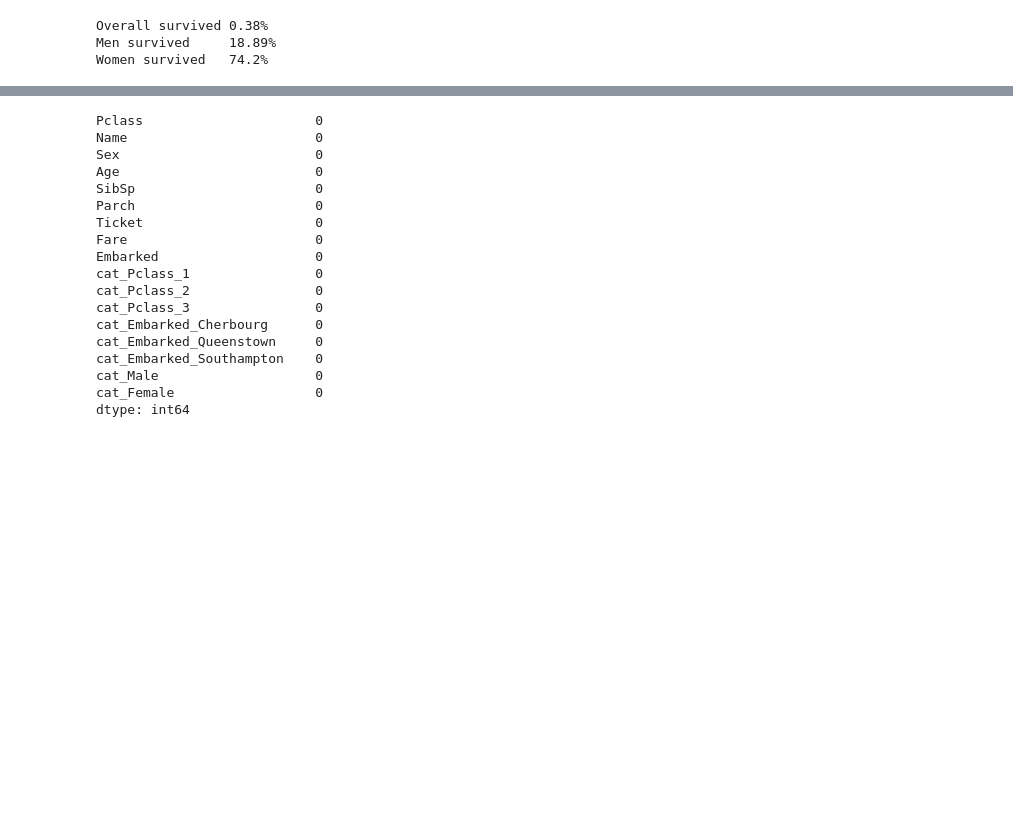
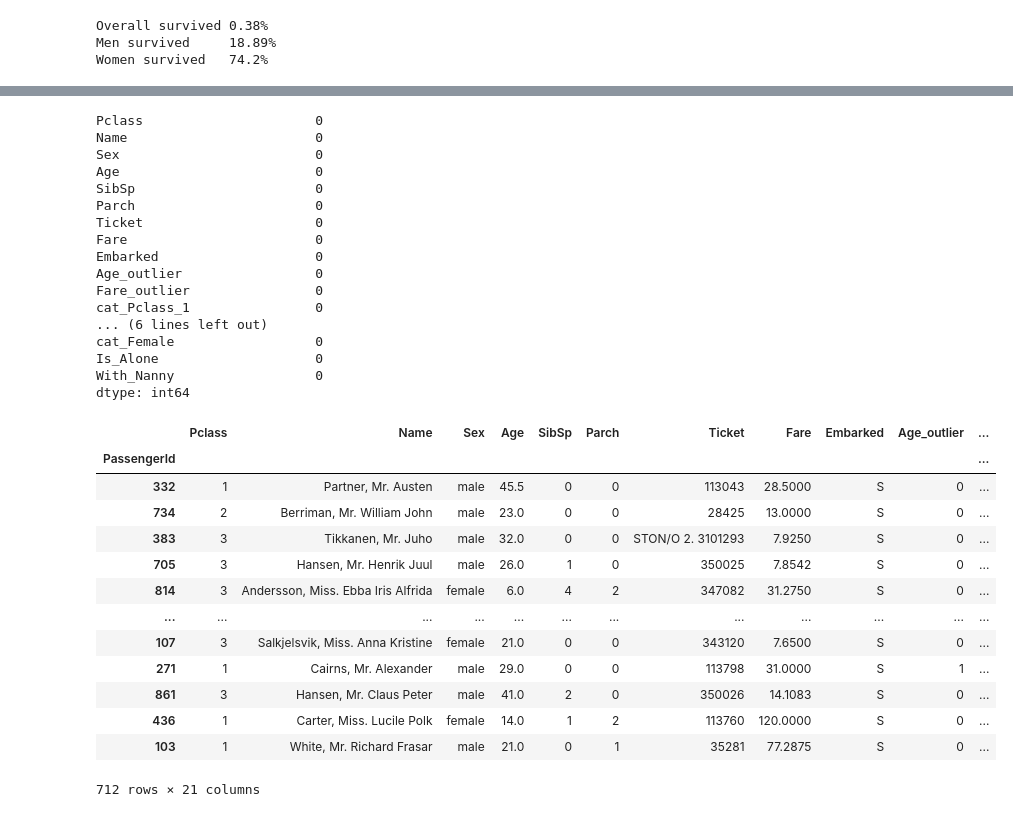
Before and after one commit to juztnelubka/titanic-kaggle, a Jupyter notebook: notebook.ipynb, the cells around one changed output, grey strips where cells are left out. Saved outputs shown, nothing was run; the diff lists cells and outputs as text; code cells hidden in the pictures; blank space fills up the shorter version.

```diff
--- a/notebook.ipynb
+++ b/notebook.ipynb
@@ -125,21 +102,32 @@ class FeaturesImputer():
     def __init__(self):
         self.medians=None
         self.mode=None
+        self.male_medians=None
+        self.female_medians=None
 
     def fit(self, X):
 
         self.medians = X.median()
         self.mode = X.mode()
-
+        self.male_medians = X.loc[X['Sex'] == 'male'].median()
+        self.female_medians = X.loc[X['Sex'] == 'female'].median()
 
     def transform(self, X):
 
         if 'Cabin' in X.columns:
             X.drop('Cabin', axis=1, inplace=True)
 
+        X['Age_outlier'] = 0
+        X.loc[X['Age'].isna(), 'Age_outlier'] = 1
+        #X.loc[X['Age'].isna(), 'Age'] = self.medians['Age']
+        X.loc[(X['Age'].isna()) & (X['Sex'] == 'male'), 'Age'] = self.male_medians['Age']
+        X.loc[(X['Age'].isna()) & (X['Sex'] == 'female'), 'Age'] = self.female_medians['Age']
 
-        X['Age'].fillna(X['Age'].mode()[0], inplace=True)
-        X['Fare'].fillna(X['Fare'].mode()[0], inplace=True)
+        X['Fare_outlier'] = 0
+        X.loc[X['Fare'].isna(), 'Fare_outlier'] = 1
+        X.loc[X['Fare'].isna(), 'Fare'] = self.medians['Fare']
+
+
 
         return X
 # %%
@@ -196,12 +195,12 @@ class FeaturesGenerator():
 
         return X
 # %%
-pomoika = FeaturesImputer()
+fix_data = FeaturesImputer()
 features = FeaturesGenerator()
-pomoika.fit(X)
-pomoika.transform(X)
+fix_data.fit(X)
+fix_data.transform(X)
 features.transform(X)
-pomoika.transform(X_final)
+fix_data.transform(X_final)
 features.transform(X_final)
 
 
@@ -216,15 +215,33 @@ Parch                       0
 Ticket                      0
 Fare                        0
 Embarked                    0
+Age_outlier                 0
+Fare_outlier                0
 cat_Pclass_1                0
-cat_Pclass_2                0
-cat_Pclass_3                0
-cat_Embarked_Cherbourg      0
-cat_Embarked_Queenstown     0
-cat_Embarked_Southampton    0
-cat_Male                    0
+... (6 lines left out)
 cat_Female                  0
+Is_Alone                    0
+With_Nanny                  0
 dtype: int64
+# %%
+X_train, X_test, y_train, y_test = train_test_split(X, y, test_size=0.2, random_state=42)
+# %%
+X_train
+# %% [output]
+|  | Pclass | Name | Sex | Age | SibSp | Parch | Ticket | Fare | Embarked | Age_outlier | ... |
+| PassengerId |  |  |  |  |  |  |  |  |  |  | ... |
+| 332 | 1 | Partner, Mr. Austen | male | 45.5 | 0 | 0 | 113043 | 28.5000 | S | 0 | ... |
+| 734 | 2 | Berriman, Mr. William John | male | 23.0 | 0 | 0 | 28425 | 13.0000 | S | 0 | ... |
+| 383 | 3 | Tikkanen, Mr. Juho | male | 32.0 | 0 | 0 | STON/O 2. 3101293 | 7.9250 | S | 0 | ... |
+| 705 | 3 | Hansen, Mr. Henrik Juul | male | 26.0 | 1 | 0 | 350025 | 7.8542 | S | 0 | ... |
+| 814 | 3 | Andersson, Miss. Ebba Iris Alfrida | female | 6.0 | 4 | 2 | 347082 | 31.2750 | S | 0 | ... |
+| ... | ... | ... | ... | ... | ... | ... | ... | ... | ... | ... | ... |
+| 107 | 3 | Salkjelsvik, Miss. Anna Kristine | female | 21.0 | 0 | 0 | 343120 | 7.6500 | S | 0 | ... |
+| 271 | 1 | Cairns, Mr. Alexander | male | 29.0 | 0 | 0 | 113798 | 31.0000 | S | 1 | ... |
+| 861 | 3 | Hansen, Mr. Claus Peter | male | 41.0 | 2 | 0 | 350026 | 14.1083 | S | 0 | ... |
+| 436 | 1 | Carter, Miss. Lucile Polk | female | 14.0 | 1 | 2 | 113760 | 120.0000 | S | 0 | ... |
+| 103 | 1 | White, Mr. Richard Frasar | male | 21.0 | 0 | 1 | 35281 | 77.2875 | S | 0 | ... |
+712 rows × 21 columns
 # %%
 
 
```
Also changed, not shown: parts of 16 cells of this notebook, 3 other files.
